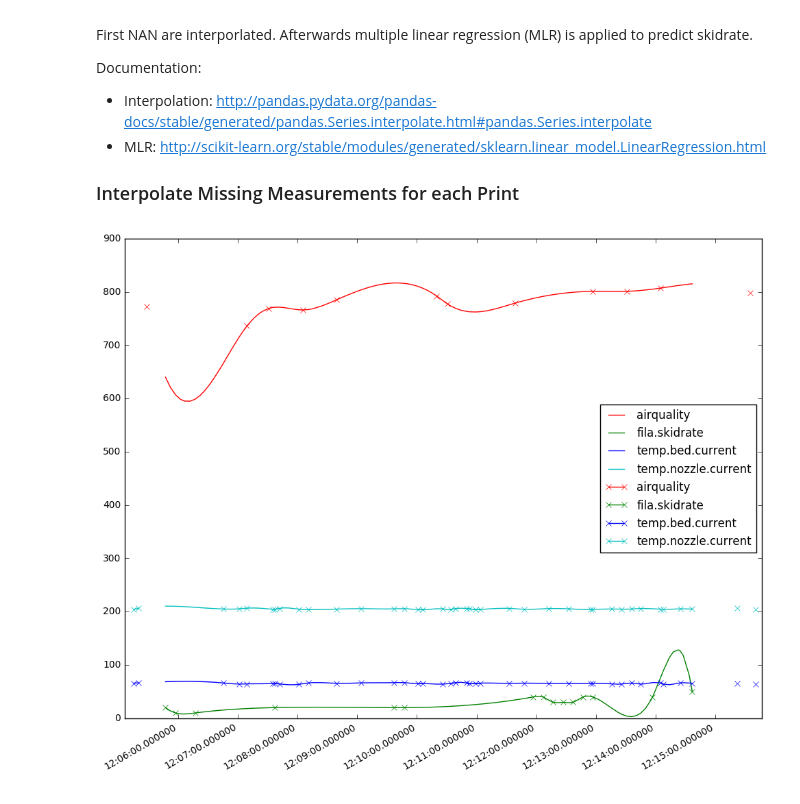
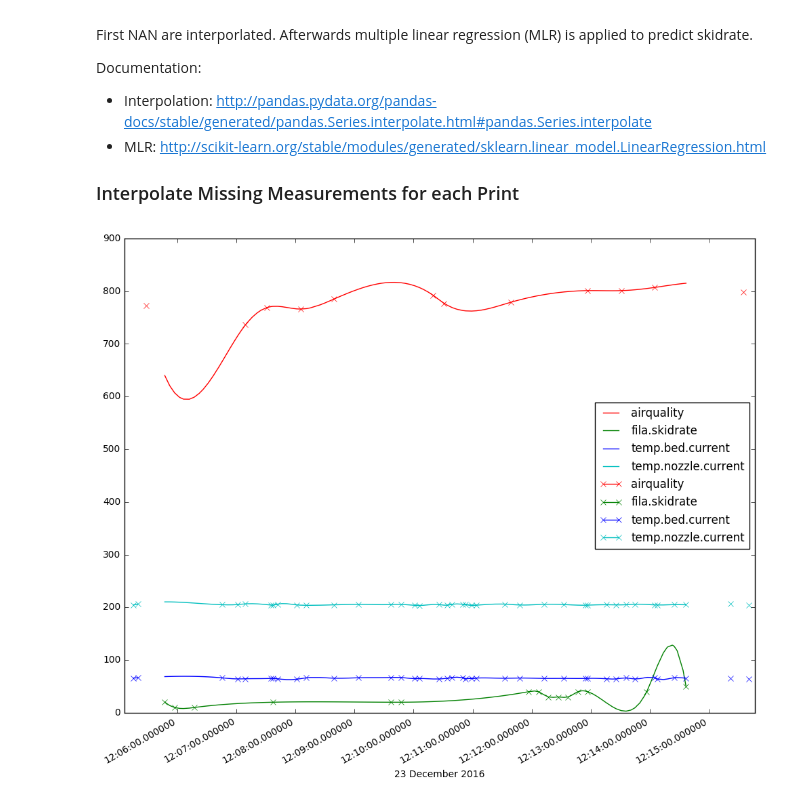
Before and after one commit to jinnerbichler/iot-lab-analysis, a Jupyter notebook: iot_lab_analysis.ipynb, the cells around one changed output. Drawn from its saved outputs; the diff is of its cells as text; code cells hidden in the pictures.

```diff
--- a/iot_lab_analysis.ipynb
+++ b/iot_lab_analysis.ipynb
@@ -149,27 +149,28 @@ Documentation:
 # %%
 from statsmodels.api import OLS
 
 # join data from each print
 num_prints = int(df['fila.run.id'].max())
 session_frames = []
 indexes = []
 for session_id in range(1, num_prints+1):
     ixs = np.array(df['fila.run.id'] == session_id, dtype=bool)
     indexes.append(ixs)
 
     # interpolate missing data points
     interpolated = df.loc[ixs].interpolate(method='cubic').dropna()
 
     session_frames.append(interpolated)
 
 # plot interpolation
 session_id = 2
 sensors = ['airquality', 'fila.skidrate', 'temp.bed.current', 'temp.nozzle.current',]
 ax = session_frames[session_id].ix[:, sensors].plot(figsize=(12, 10), color=['r', 'g', 'b', 'c'])
+ax.set_xlabel("23 December 2016")
 df.loc[indexes[session_id]].ix[:, sensors].plot(ax=ax, color=['r', 'g', 'b', 'c'], marker='x')
 plt.show()
 # %% [output]
-[figure, old version]
+[figure, new version]
 # %%
 # concatenate dat from each printing session
 session_frame = pd.concat(session_frames[:])
```
Also changed, not shown: parts of 4 cells of this notebook.
